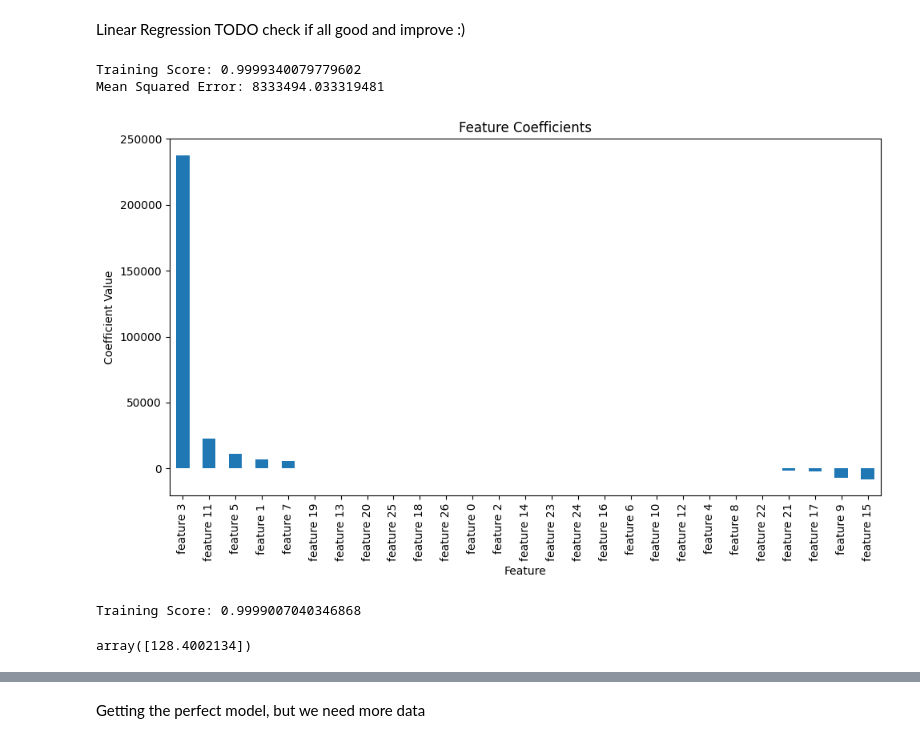
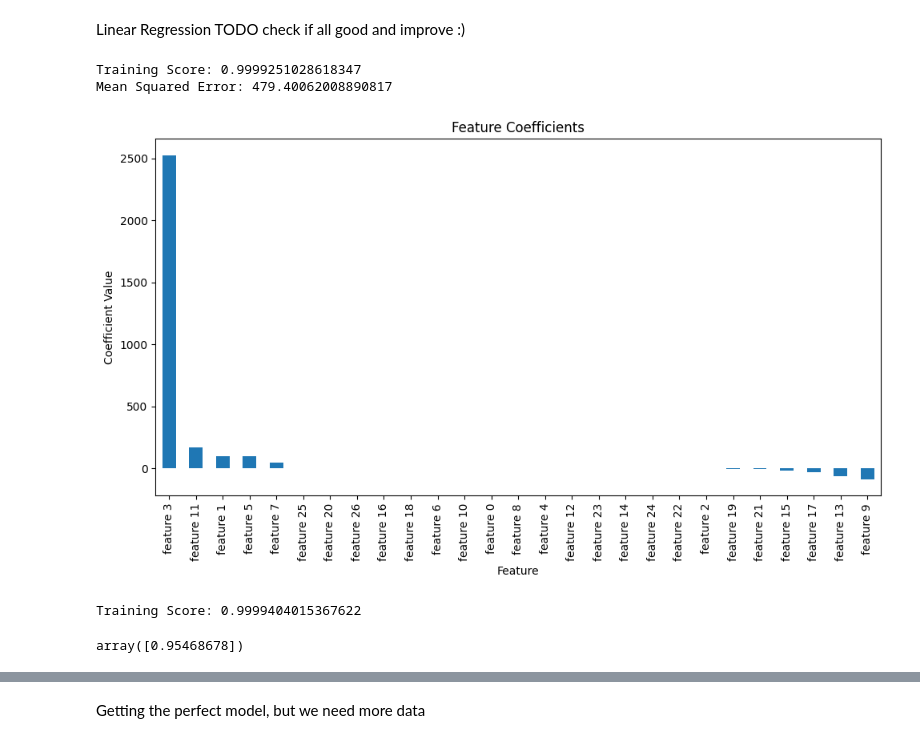
Before and after one commit to thunder913/Machine-Learning, a Jupyter notebook: stocks.ipynb, the cells around one changed output, grey strips where cells are left out. Cells and saved outputs as stored; diff of their text form; code cells hidden in the pictures.

Commit message:
Add linear regression logic

```diff
--- a/stocks.ipynb
+++ b/stocks.ipynb
@@ -257,17 +262,21 @@ The best params seem to be {'max_depth': 10, 'min_samples_leaf': 1, 'min_samples
 # %%
 stock_data_tidy_train = stock_data_tidy.copy()
 
-X = stock_data_tidy_train[features]
-y = stock_data_tidy_train[target]
+def prepare_data(stock_data_tidy_train, features, target):
+    X = stock_data_tidy_train[features]
+    y = stock_data_tidy_train[target]
 
-scaler = StandardScaler()
-X = scaler.fit_transform(X)
+    scaler = StandardScaler()
+    X = scaler.fit_transform(X)
 
-X_main, X_final_test, y_main, y_final_test = train_test_split(X, y, test_size=0.2, random_state=42)
+    X_main, X_final_test, y_main, y_final_test = train_test_split(X, y, test_size=0.1, random_state=42)
+    X_train, X_test, y_train, y_test = train_test_split(X_main, y_main, test_size=0.2, random_state=42)
 
-X_train, X_test, y_train, y_test = train_test_split(X_main, y_main, test_size=0.2, random_state=42)
+    return X_train, X_test, y_train, y_test, X_final_test, y_final_test
+
+X_train, X_test, y_train, y_test, X_final_test, y_final_test = prepare_data(stock_data_tidy_train, features, target)
 # %%
-forest_model = RandomForestRegressor(**grid_search.best_params_, random_state=42)
+forest_model = RandomForestRegressor(n_estimators=20, max_depth=20,min_samples_split=2, min_samples_leaf=1, random_state=42)
 
 # Fit the model to your training data
 forest_model.fit(X_train, y_train)
@@ -292,46 +303,46 @@ Linear Regression TODO check if all good and improve :)
 # %%
 from sklearn.linear_model import LinearRegression
 
 linear_model = LinearRegression()
 linear_model.fit(X_train, y_train)
 
 # Score the model on the training data
 train_score = linear_model.score(X_train, y_train)
 print(f"Training Score: {train_score}")
 
 # Make predictions on the test set
-y_pred_scaled = linear_model.predict(X_test)
-
-# Inverse transform the predictions to convert back to actual prices
-y_pred = y_pred_scaled * (scaler.data_max_[0] - scaler.data_min_[0]) + scaler.data_min_[0]
+y_pred = linear_model.predict(X_test)
 
 # Calculate and print the mean squared error
 mse = np.mean((y_test - y_pred) ** 2)
 print(f"Mean Squared Error: {mse}")
 
 # Linear regression does not provide feature importances in the same way as RandomForest
 # Instead, we can look at the coefficients
 coefficients = pd.Series(linear_model.coef_, index=feature_names).sort_values(ascending=False)
 
 plt.figure(figsize=(10, 6))
 coefficients.plot(kind='bar')
 plt.title('Feature Coefficients')
 plt.ylabel('Coefficient Value')
 plt.xlabel('Feature')
 plt.tight_layout()
 plt.show()
 # %% [output]
-Training Score: 0.9999340079779602
-Mean Squared Error: 8333494.033319481
+Training Score: 0.9999251028618347
+Mean Squared Error: 479.40062008890817
-[figure, old version]
+[figure, new version]
 # %%
 train_score = linear_model.score(X_final_test, y_final_test)
 print(f"Training Score: {train_score}")
 # %% [output]
-Training Score: 0.9999007040346868
+Training Score: 0.9999404015367622
 # %%
+# Test a certain row
 X_final_test[1].__len__()
-predicted_close = linear_model.predict(X_final_test[1306716].reshape(1,-1))
+predicted_close = linear_model.predict(X_final_test[-4].reshape(1,-1))
 predicted_close
+
+predicted_close / y_final_test[20869336]
 # %% [output]
-array([128.4002134])
+array([0.95468678])
```
Also changed, not shown: parts of 12 cells of this notebook.
